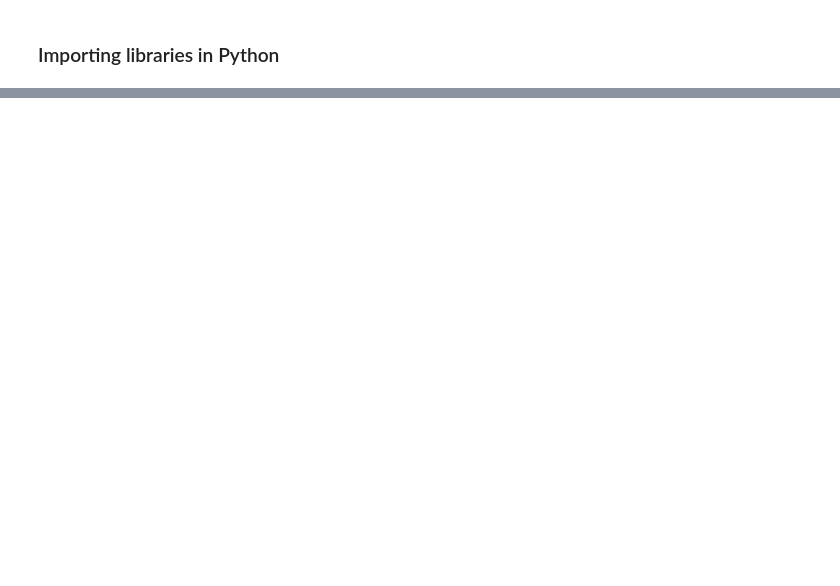
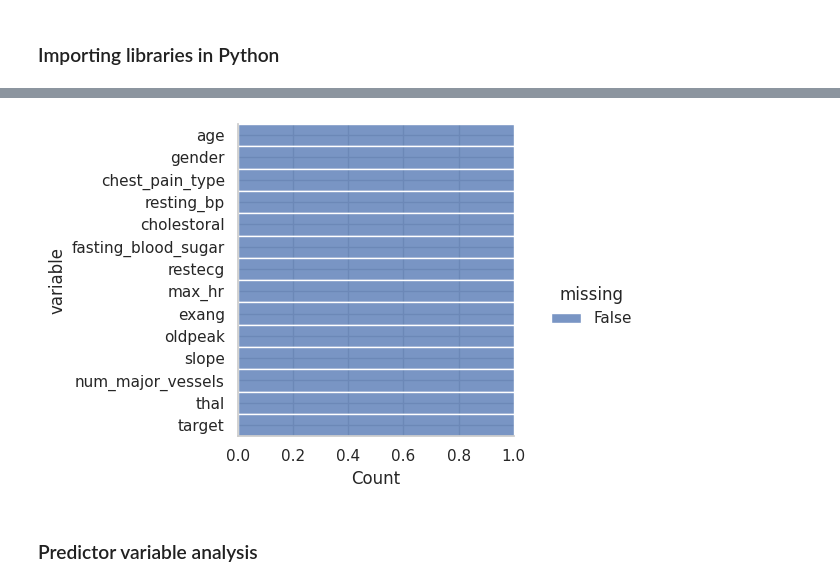
Before and after one commit to florboydens/DataViz_Workshop, a Jupyter notebook: Data_Viz_Workshop_Day_3.ipynb, the cells around one changed output, grey strips where cells are left out. Cells and saved outputs as stored; diff of their text form; code cells hidden in the pictures; blank space fills up the shorter version.

```diff
--- a/Data_Viz_Workshop_Day_3.ipynb
+++ b/Data_Viz_Workshop_Day_3.ipynb
@@ -50,0 +53,4 @@ sns.set(style="whitegrid")
+# %%
+# Downloading data and loading data as a data frame
+data = pd.read_csv("https://raw.githubusercontent.com/adib0073/Educative_SSDS_course/main/data/heart_disease.csv")
+data.head()
@@ -50,0 +115,15 @@ sns.set(style="whitegrid")
+# %%
+# Let's check missing values
+sns.displot(
+    data=data.isna().melt(value_name="missing"),
+    y="variable",
+    hue="missing",
+    multiple="fill",
+    height=4,
+    aspect=1.3
+)
+plt.show()
+# %% [output]
+[figure, added]
+# %% [markdown]
+### Predictor variable analysis
```
Also changed, not shown: parts of 13 cells of this notebook.
